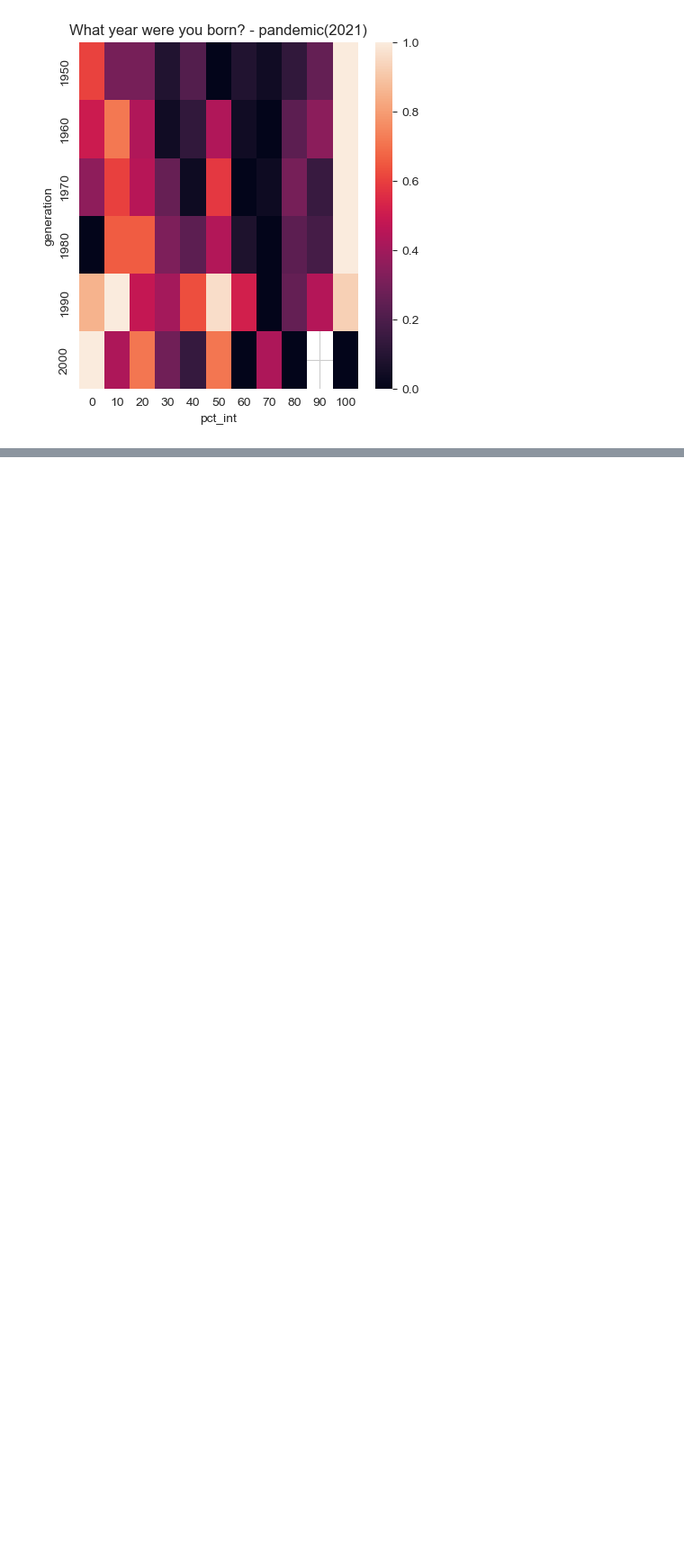
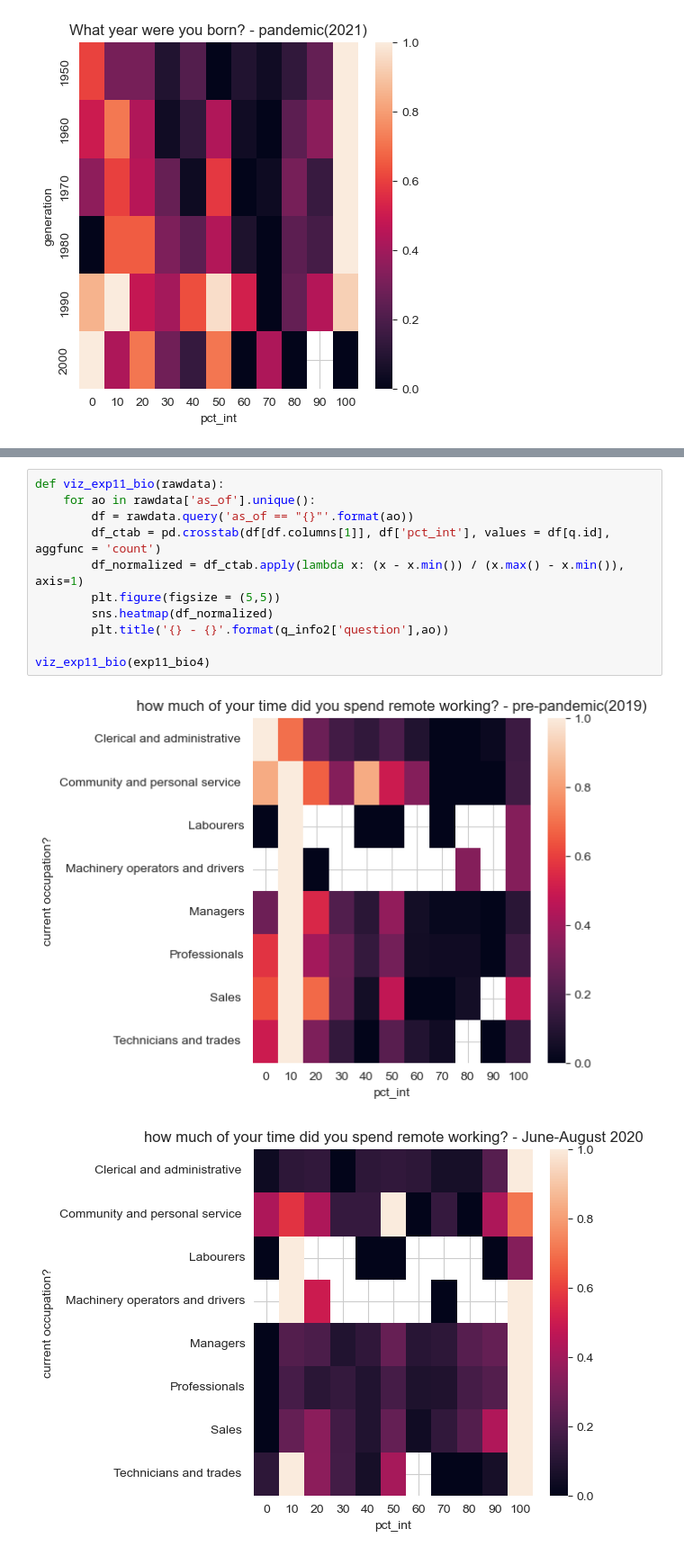
Before and after one commit to ry00iimura/MSDS_DSC672, a Jupyter notebook: EDA.ipynb, the cells around one changed output, grey strips where cells are left out. Shown at 90% size. Drawn from its saved outputs; the diff is of its cells as text; blank space fills up the shorter version.

```diff
--- a/EDA.ipynb
+++ b/EDA.ipynb
@@ -678,0 +908,14 @@ for ao in exp11_bio0['as_of'].unique():
+# %%
+def viz_exp11_bio(rawdata):
+    for ao in rawdata['as_of'].unique():
+        df = rawdata.query('as_of == "{}"'.format(ao))
+        df_ctab = pd.crosstab(df[df.columns[1]], df['pct_int'], values = df[q.id], aggfunc = 'count')
+        df_normalized = df_ctab.apply(lambda x: (x - x.min()) / (x.max() - x.min()), axis=1)
+        plt.figure(figsize = (5,5))
+        sns.heatmap(df_normalized)
+        plt.title('{} - {}'.format(q_info2['question'],ao))
+
+viz_exp11_bio(exp11_bio4)
+# %% [output]
+[figure, added]
+[figure, added]
```
Also changed, not shown: parts of 30 cells of this notebook.
